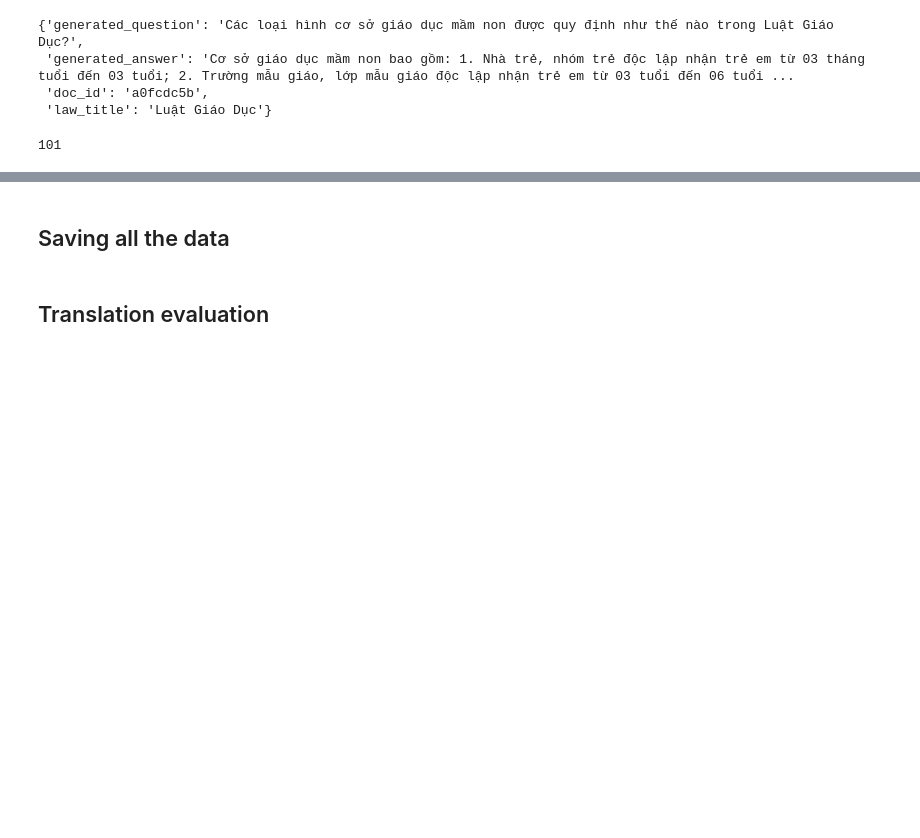
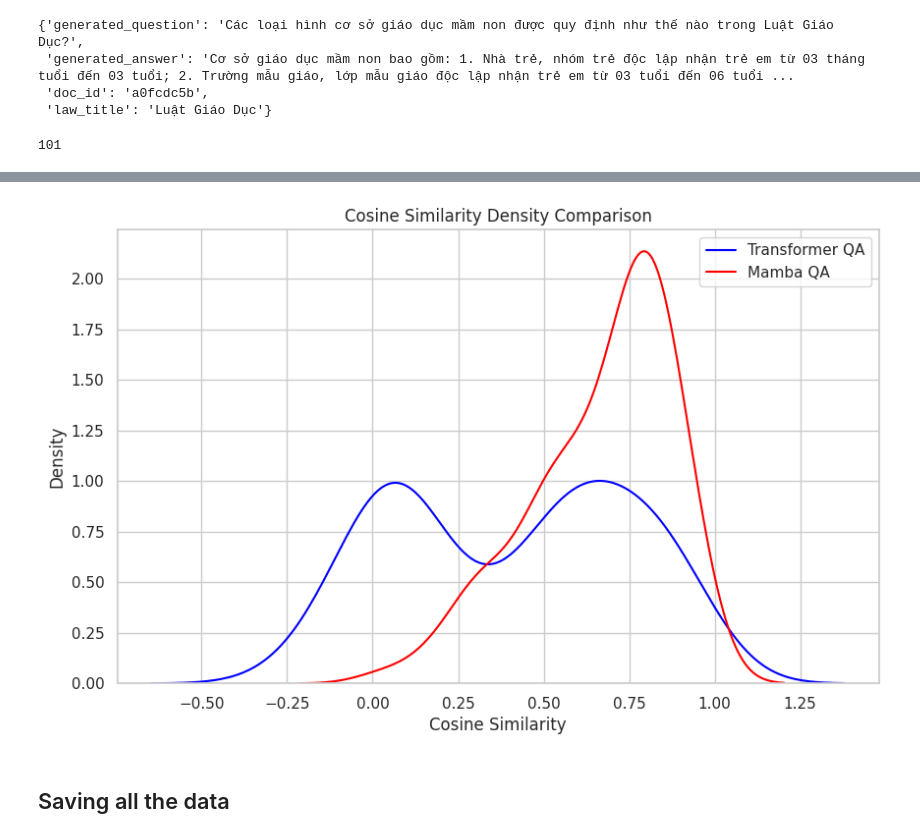
Before and after one commit to TinChung41/End-to-end-law-searching-with-RAG-Mamba, a Jupyter notebook: container_env/evaluate/offline-rag-evaluation.ipynb, the cells around one changed output, grey strips where cells are left out. Cells and saved outputs as stored; diff of their text form; code cells hidden in the pictures; blank space fills up the shorter version.

```diff
--- a/container_env/evaluate/offline-rag-evaluation.ipynb
+++ b/container_env/evaluate/offline-rag-evaluation.ipynb
@@ -936,4 +1132,14 @@ samples[45]
+# %%
+plt.figure(figsize=(10, 6))
+sns.kdeplot(data=df_transformer_qa['cosine'], color='blue', label='Transformer QA')
+sns.kdeplot(data=df_mamba_qa['cosine'], color='red', label='Mamba QA')
+
+plt.title('Cosine Similarity Density Comparison')
+plt.xlabel('Cosine Similarity')
+plt.ylabel('Density')
+plt.legend()
+plt.show()
+# %% [output]
+[figure, added]
 # %% [markdown]
 ## Saving all the data
-# %% [markdown]
-## Translation evaluation
```
Also changed, not shown: parts of 115 cells of this notebook, 7 other files.
